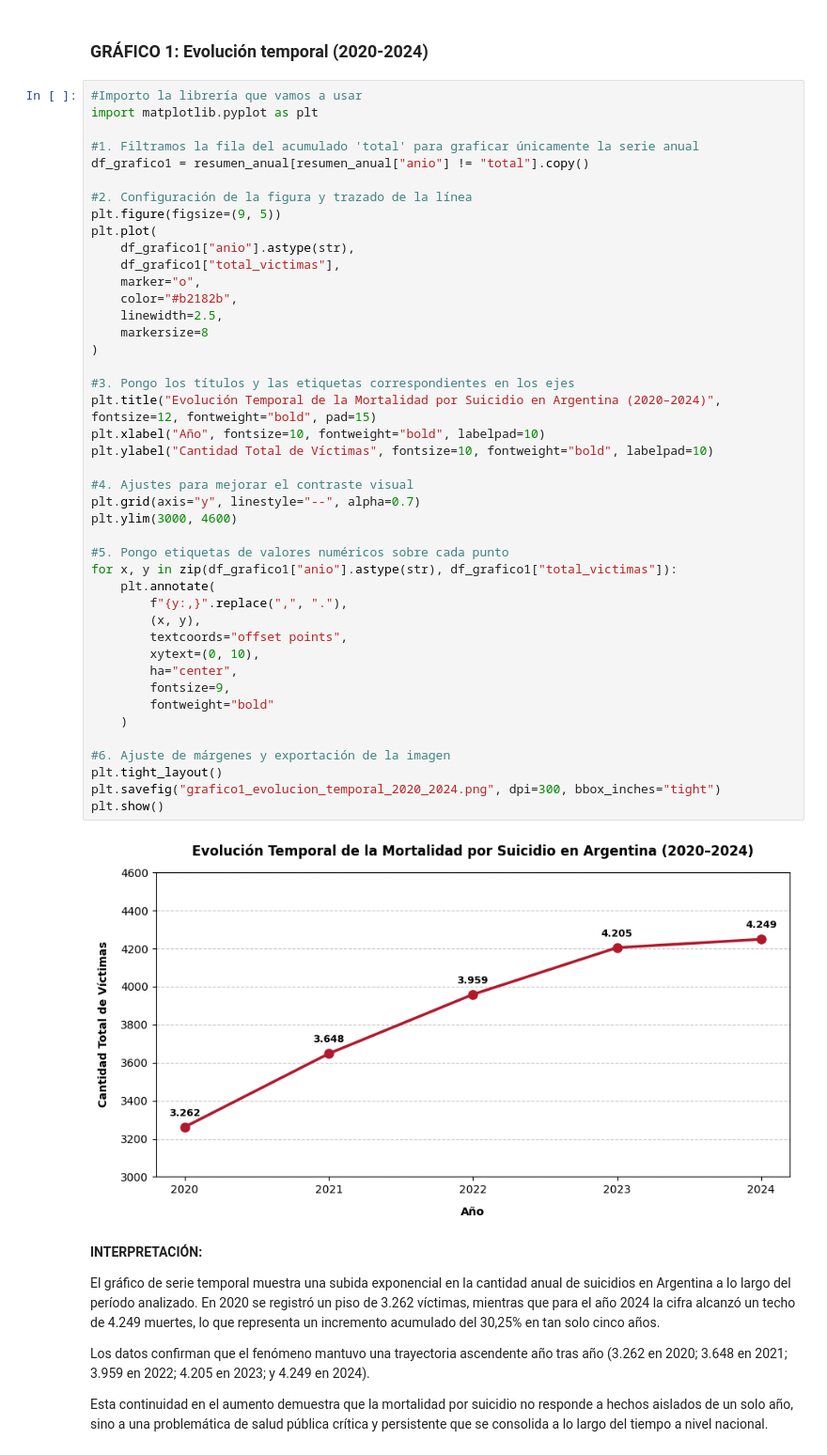
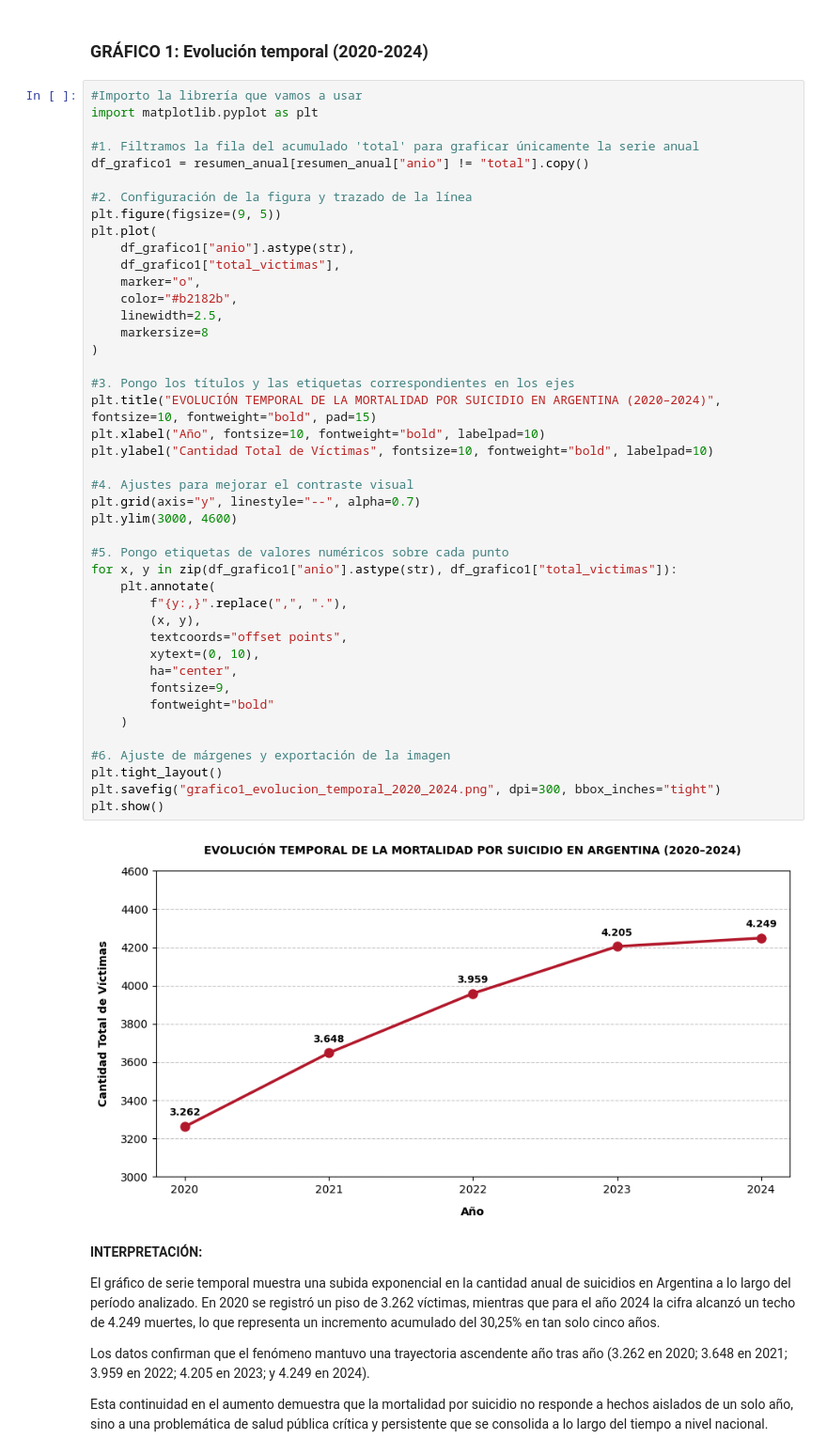
Before and after one commit to fce-laboratoriotp/tp-labo, a Jupyter notebook: AnálisisSuicidios2020-2024.ipynb, the cells around one changed output. Shown at 94% size. Cells and saved outputs as stored; diff of their text form.

```diff
--- a/AnálisisSuicidios2020-2024.ipynb
+++ b/AnálisisSuicidios2020-2024.ipynb
@@ -1056,35 +978,35 @@ plt.plot(
     color="#b2182b",
     linewidth=2.5,
     markersize=8
 )
 
 #3. Pongo los títulos y las etiquetas correspondientes en los ejes
-plt.title("Evolución Temporal de la Mortalidad por Suicidio en Argentina (2020–2024)", fontsize=12, fontweight="bold", pad=15)
+plt.title("EVOLUCIÓN TEMPORAL DE LA MORTALIDAD POR SUICIDIO EN ARGENTINA (2020–2024)", fontsize=10, fontweight="bold", pad=15)
 plt.xlabel("Año", fontsize=10, fontweight="bold", labelpad=10)
 plt.ylabel("Cantidad Total de Víctimas", fontsize=10, fontweight="bold", labelpad=10)
 
 #4. Ajustes para mejorar el contraste visual
 plt.grid(axis="y", linestyle="--", alpha=0.7)
 plt.ylim(3000, 4600)
 
 #5. Pongo etiquetas de valores numéricos sobre cada punto
 for x, y in zip(df_grafico1["anio"].astype(str), df_grafico1["total_victimas"]):
     plt.annotate(
         f"{y:,}".replace(",", "."),
         (x, y),
         textcoords="offset points",
         xytext=(0, 10),
         ha="center",
         fontsize=9,
         fontweight="bold"
     )
 
 #6. Ajuste de márgenes y exportación de la imagen
 plt.tight_layout()
 plt.savefig("grafico1_evolucion_temporal_2020_2024.png", dpi=300, bbox_inches="tight")
 plt.show()
 # %% [output]
-[figure, old version]
+[figure, new version]
 # %% [markdown]
 **INTERPRETACIÓN:**
 
```
Also changed, not shown: parts of 15 cells of this notebook.
